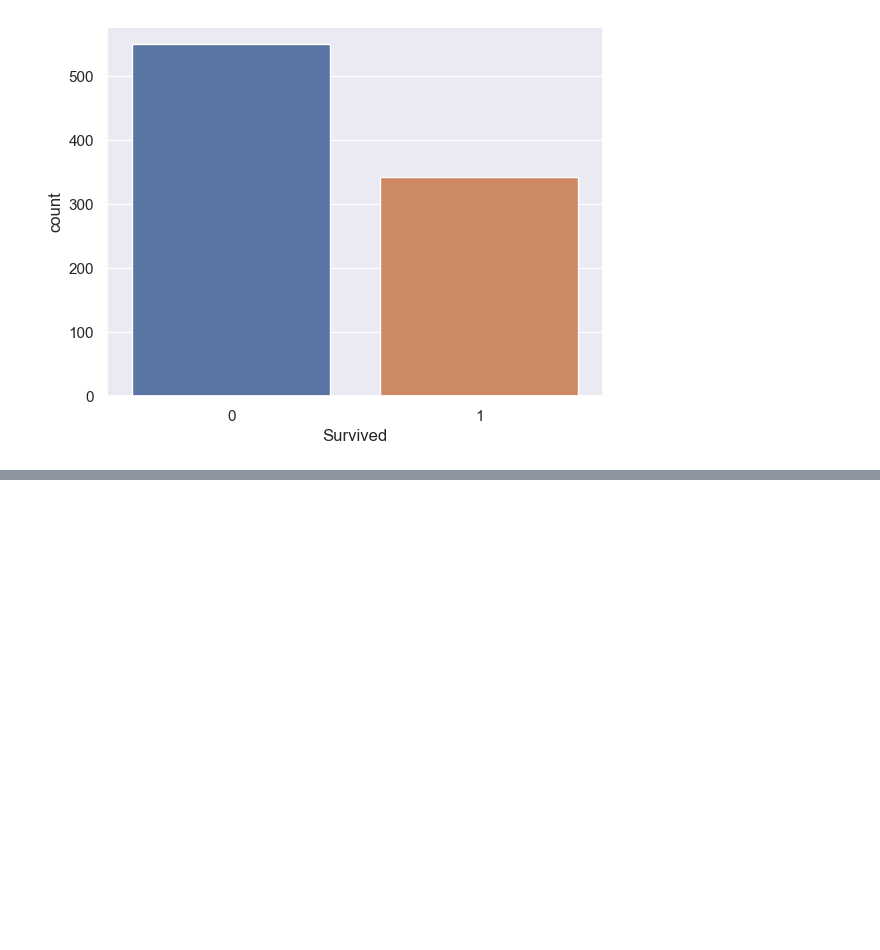
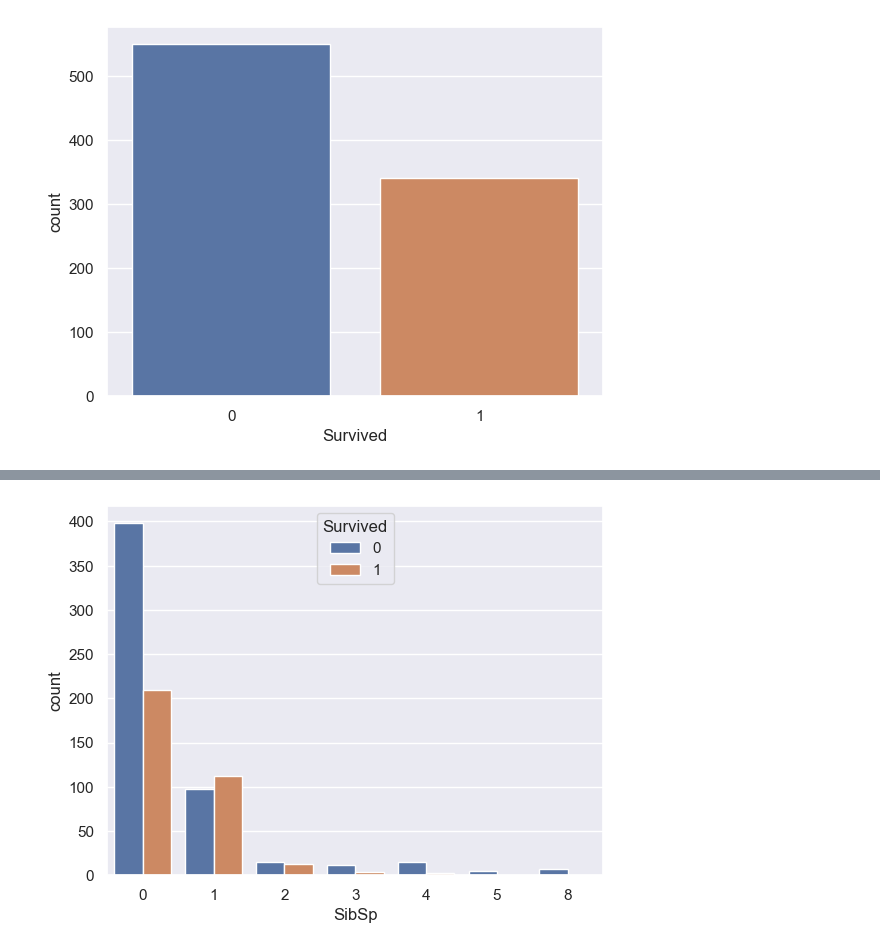
Before and after one commit to antoniomedina99/Supervivencia_Titanic, a Jupyter notebook: Notebook Titanic.ipynb, the cells around one changed output, grey strips where cells are left out. Cells and saved outputs as stored; diff of their text form; code cells hidden in the pictures; blank space fills up the shorter version.

```diff
--- a/Notebook Titanic.ipynb
+++ b/Notebook Titanic.ipynb
@@ -275,0 +282,9 @@ plt.show()
+# %%
+fig = sns.countplot(
+    data= df_train_copy,
+    x= 'SibSp',
+    hue= 'Survived'
+)
+plt.show()
+# %% [output]
+[figure, added]
```
Also changed, not shown: parts of 6 cells of this notebook.
